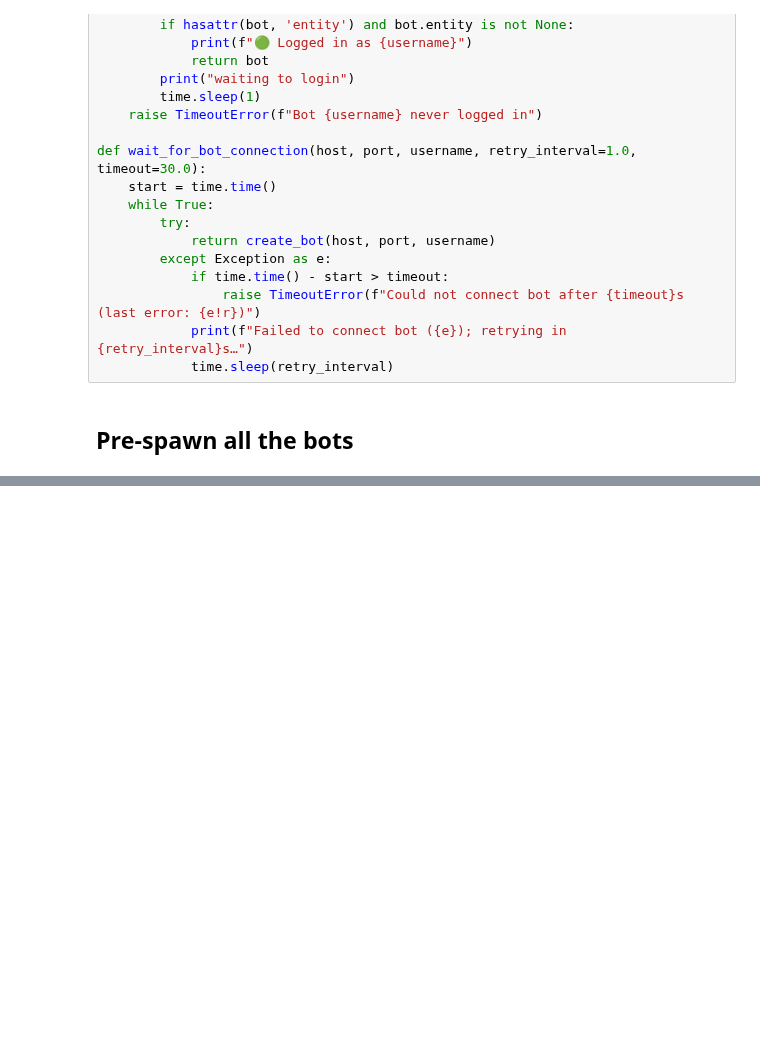
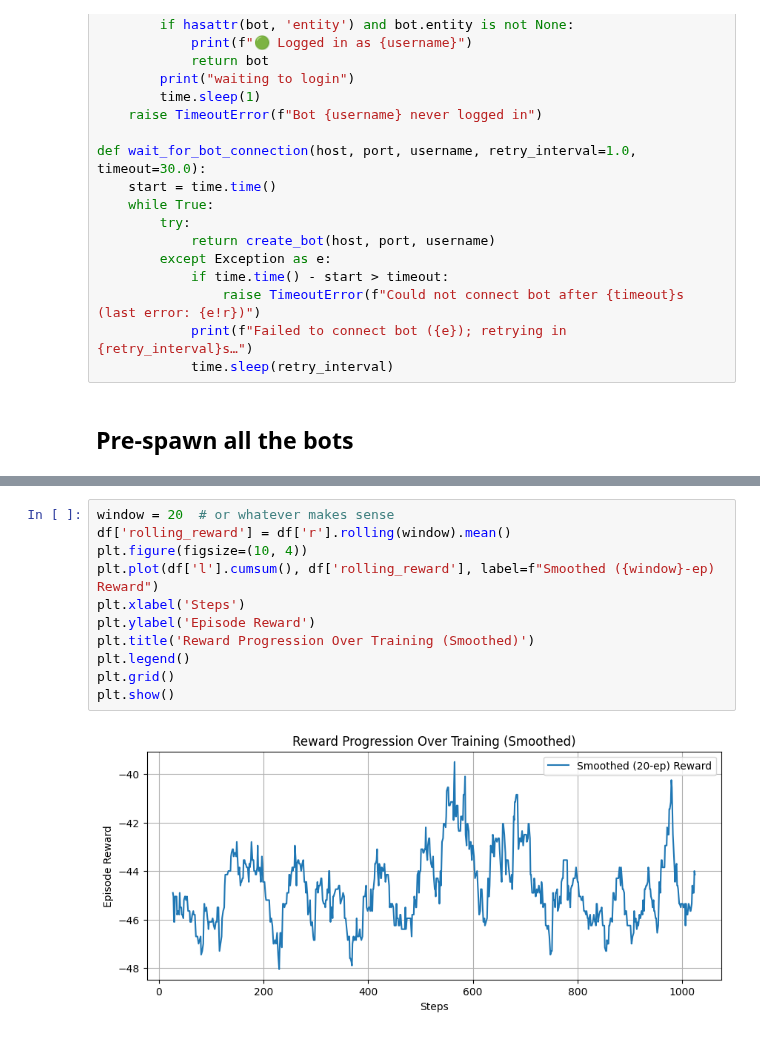
Before and after one commit to Kaldah/Projet-Apprentissage, a Jupyter notebook: Projet_apprentissage.ipynb, the cells around one changed output, grey strips where cells are left out. Saved outputs shown, nothing was run; the diff lists cells and outputs as text; blank space fills up the shorter version.

```diff
--- a/Projet_apprentissage.ipynb
+++ b/Projet_apprentissage.ipynb
@@ -688,0 +853,13 @@ vec_env.close()
+# %%
+window = 20  # or whatever makes sense
+df['rolling_reward'] = df['r'].rolling(window).mean()
+plt.figure(figsize=(10, 4))
+plt.plot(df['l'].cumsum(), df['rolling_reward'], label=f"Smoothed ({window}-ep) Reward")
+plt.xlabel('Steps')
+plt.ylabel('Episode Reward')
+plt.title('Reward Progression Over Training (Smoothed)')
+plt.legend()
+plt.grid()
+plt.show()
+# %% [output]
+[figure, added]
```
Also changed, not shown: parts of 18 cells of this notebook, 41 other files.
